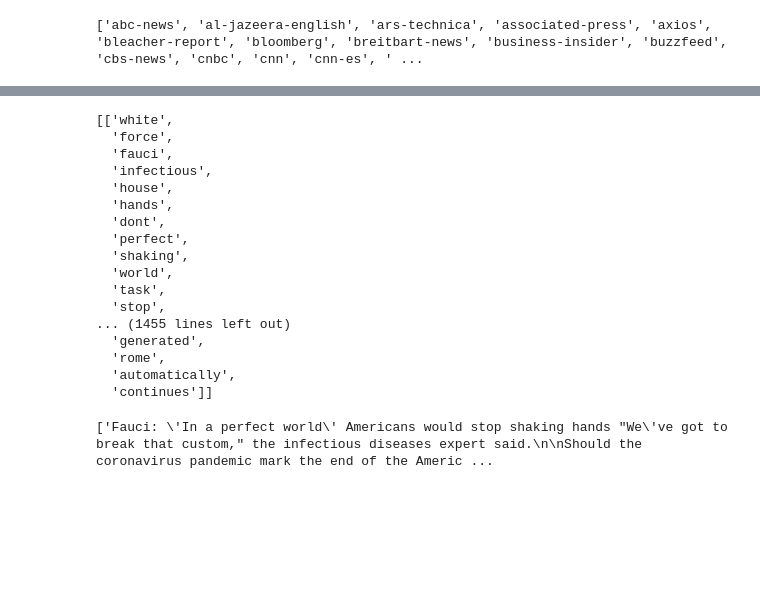
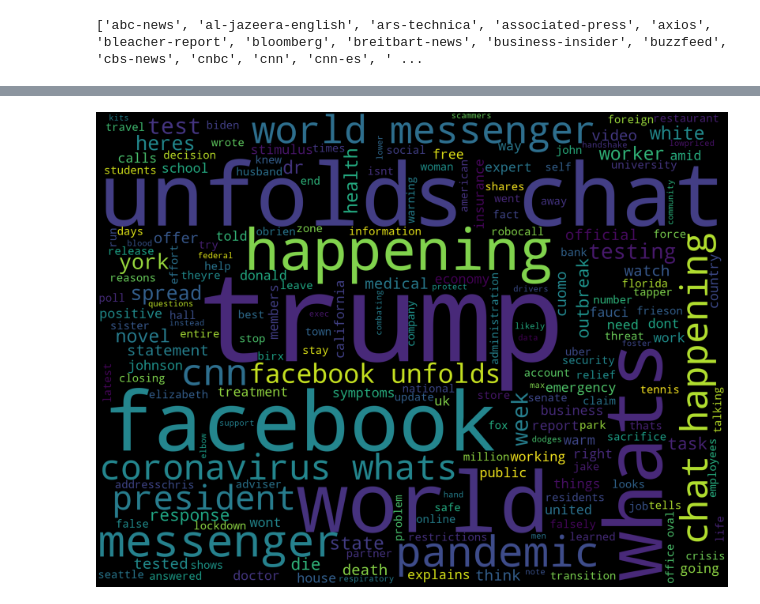
Before and after one commit to deirdrebclark/pro3-News, a Jupyter notebook: COVID-news/NLP COVID News Media.ipynb, the cells around one changed output, grey strips where cells are left out. Saved outputs shown, nothing was run; the diff lists cells and outputs as text; code cells hidden in the pictures; blank space fills up the shorter version.

Commit message:
word clouds

```diff
--- a/COVID-news/NLP COVID News Media.ipynb
+++ b/COVID-news/NLP COVID News Media.ipynb
@@ -75,8 +79,8 @@ print("Url: %s. Title: %s. Published Date:%s." % (url, title, datePublished))
 # %%
 newsapi = NewsApiClient(api_key='f513e29c94b844758f79311e9e081927')
 
-all_articles = newsapi.get_everything(q='coronavirus',
-                                      sources= 'abc-news',
+all_articles = newsapi.get_everything(q='Coronavirus',
+                                      sources= 'cnn',
                                       #from_param=str(date.today() -datetime.timedelta(days=29)),
                                       to= str(date.today()),
                                       language='en',
@@ -123,23 +127,34 @@ for abc_articles in all_articles['articles']:
     art.parse()
     art.nlp()
     key_words_100.append(art.keywords)
-# %%
-key_words_100
-# %% [output]
-[['white',
-  'force',
-  'fauci',
-  'infectious',
-  'house',
-  'hands',
-  'dont',
-  'perfect',
-  'shaking',
-  'world',
-  'task',
-  'stop',
-... (1455 lines left out)
-  'generated',
-  'rome',
-  'automatically',
-  'continues']]
+# %%
+key_words_100
+flat_list = [item for sublist in key_words_100 for item in sublist]
+# %%
+STOPWORDS.add('coronavirus ')
+STOPWORDS.add(' coronavirus')
+STOPWORDS.add('corona')
+STOPWORDS.add('Coronavirus')
+STOPWORDS.add(' Coronavirus')
+STOPWORDS.add('Coronavirus')
+STOPWORDS.add('Corona')
+STOPWORDS.add('covid19')
+STOPWORDS.add('COVID19')
+STOPWORDS.add('virus')
+# %%
+text = " ".join(flat_list)
+wordcloud = WordCloud(
+    width = 2000,
+    height = 1500,
+    background_color = 'black',
+    stopwords = STOPWORDS).generate(text)
+fig = plt.figure(
+    figsize = (40, 30),
+    facecolor = 'k',
+    edgecolor = 'k')
+plt.imshow(wordcloud, interpolation = 'bilinear')
+plt.axis('off')
+plt.tight_layout(pad=0)
+plt.show()
+# %% [output]
+[figure, added]
@@ -153,5 +194,3 @@ for abc_articles in all_articles['articles']:
     text_100.append(art.text)
 # %%
 print(text_100)
-# %% [output]
-['Fauci: \'In a perfect world\' Americans would stop shaking hands "We\'ve got to break that custom," the infectious diseases expert said.\n\nShould the coronavirus pandemic mark the end of the Americ ...
```
Also changed, not shown: parts of 18 cells of this notebook, 1 other file.
